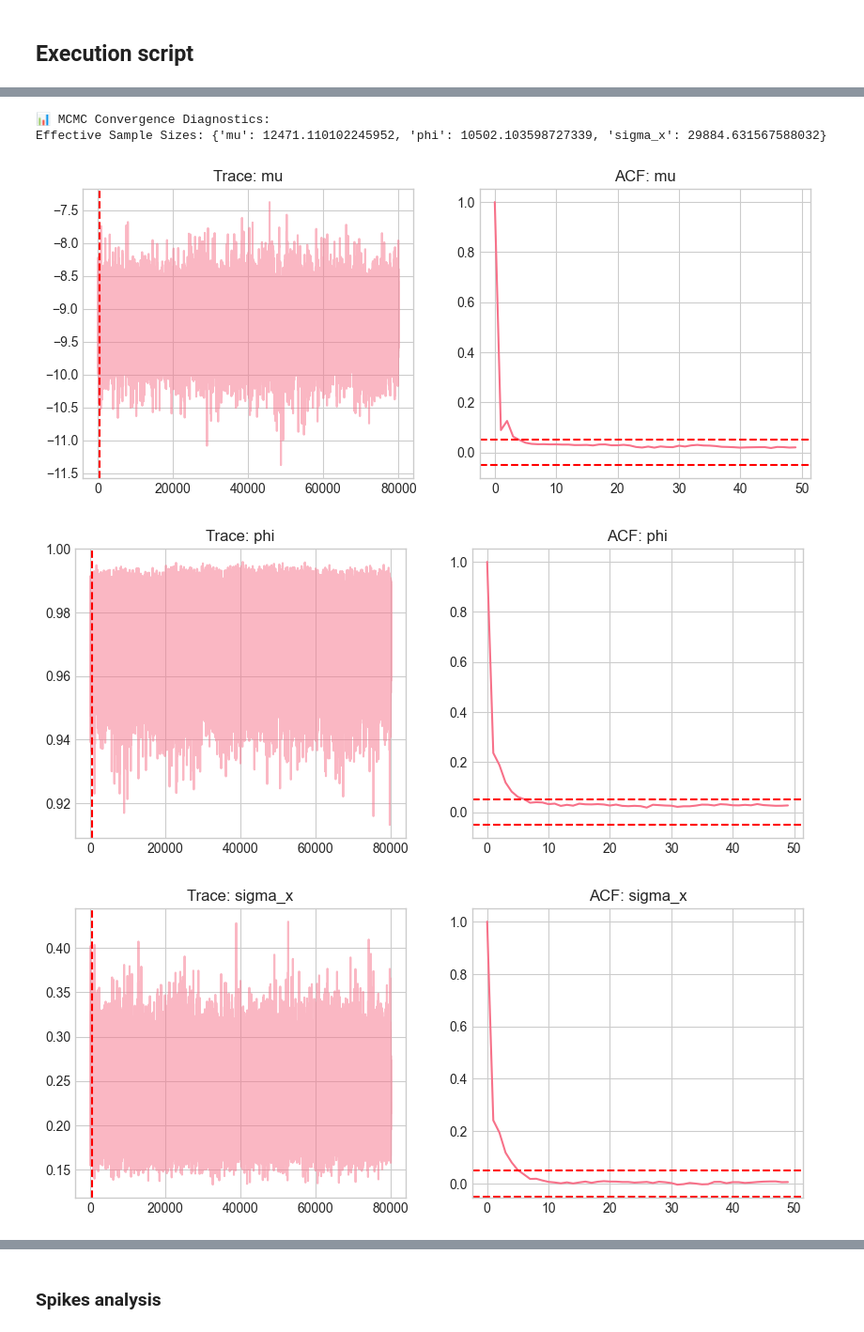
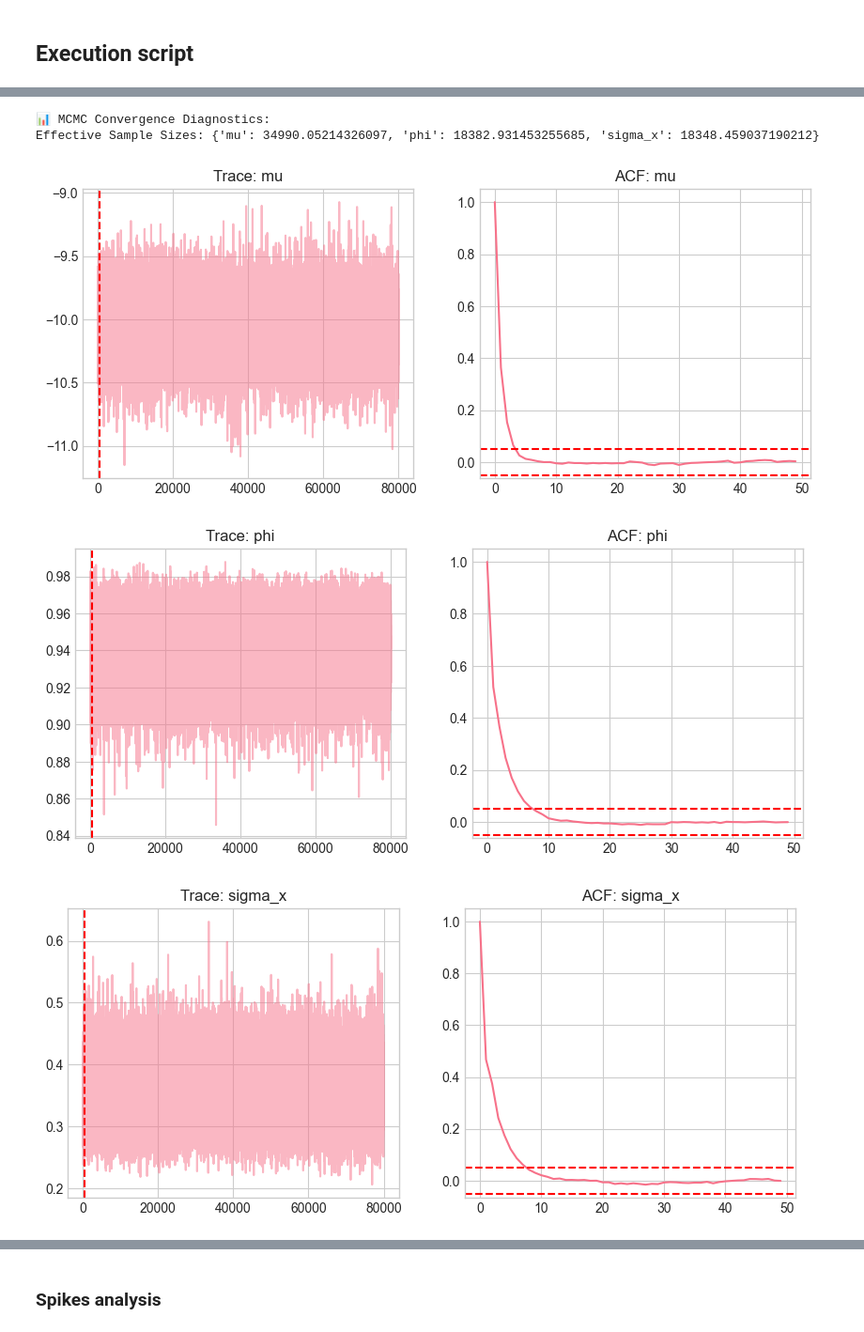
Before and after one commit to designed7000/UCL-Research-Project, a Jupyter notebook: Week1/1d_hmc copy.ipynb, the cells around one changed output, grey strips where cells are left out. Shown: that part at 94% size. Saved outputs shown, nothing was run; the diff lists cells and outputs as text; code cells hidden in the pictures.

```diff
--- a/Week1/1d_hmc copy.ipynb
+++ b/Week1/1d_hmc copy.ipynb
@@ -81,7 +81,7 @@ Some basic stats: Mean=0.044%, Std=1.10%
 | 2010-01-08 | 1144.979980 | 1145.390015 | 1136.219971 | 1140.520020 | 4389590000 | 0.287758 |
 | 2010-01-11 | 1146.979980 | 1149.739990 | 1142.020020 | 1145.959961 | 4255780000 | 0.174523 |
 # %%
-def fetch_sp500_data(start_date="2010-01-01", end_date="2025-11-01"):
+def fetch_sp500_data(start_date="2015-01-01", end_date="2022-01-01"):
     # Download S&P 500 data
     ticker = "^GSPC"
     data = yf.download(ticker, start=start_date, end=end_date, progress=False)
@@ -117,7 +117,7 @@ def split_data(data, train_ratio=0.8):
     return train_data, test_data
 
 # Split the data
-train_data, test_data = split_data(data, train_ratio=0.8)
+train_data, test_data = split_data(data, train_ratio=0.7)
 returns_train = train_data['Returns']
 returns_test = test_data['Returns']
 # %% [output]
@@ -692,8 +692,8 @@ def bayesian_parameter_estimation_numpyro(returns, n_warmup=1000, n_samples=2000
 
 # Step 1: Data Loading and Preprocessing
 print("📊 Step 1: Loading and preprocessing S&P 500 data...")
-data = fetch_sp500_data(start_date="2020-01-01", end_date="2025-01-01")
-train_data, test_data = split_data(data, train_ratio=0.8)
+data = fetch_sp500_data(start_date="2015-01-01", end_date="2022-01-01")
+train_data, test_data = split_data(data, train_ratio=0.7)
 returns_train = train_data['Returns']
 returns_test = test_data['Returns']
 
@@ -746,8 +741,8 @@ Empirical mu estimate: -9.14
 📊 MCMC Convergence Diagnostics:
-Effective Sample Sizes: {'mu': 12471.110102245952, 'phi': 10502.103598727339, 'sigma_x': 29884.631567588032}
+Effective Sample Sizes: {'mu': 34990.05214326097, 'phi': 18382.931453255685, 'sigma_x': 18348.459037190212}
-[figure, old version]
+[figure, new version]
-[figure, old version]
+[figure, new version]
-[figure, old version]
+[figure, new version]
 ✓ MCMC parameter estimation completed
 # %%
 # =============================================================================
```
Also changed, not shown: parts of 12 cells of this notebook, 7 other files.
